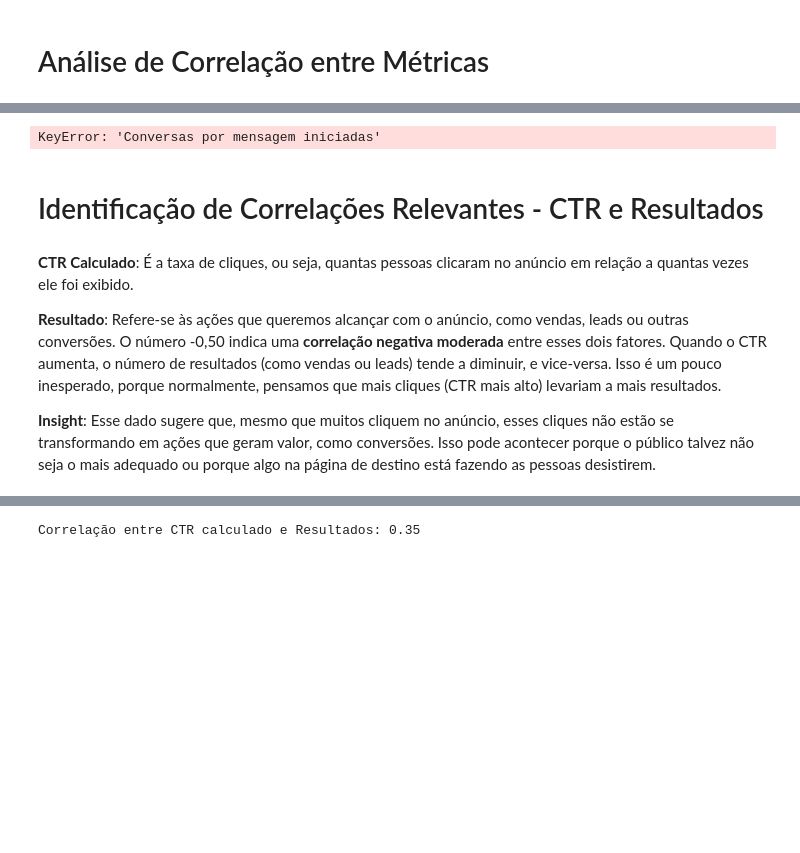
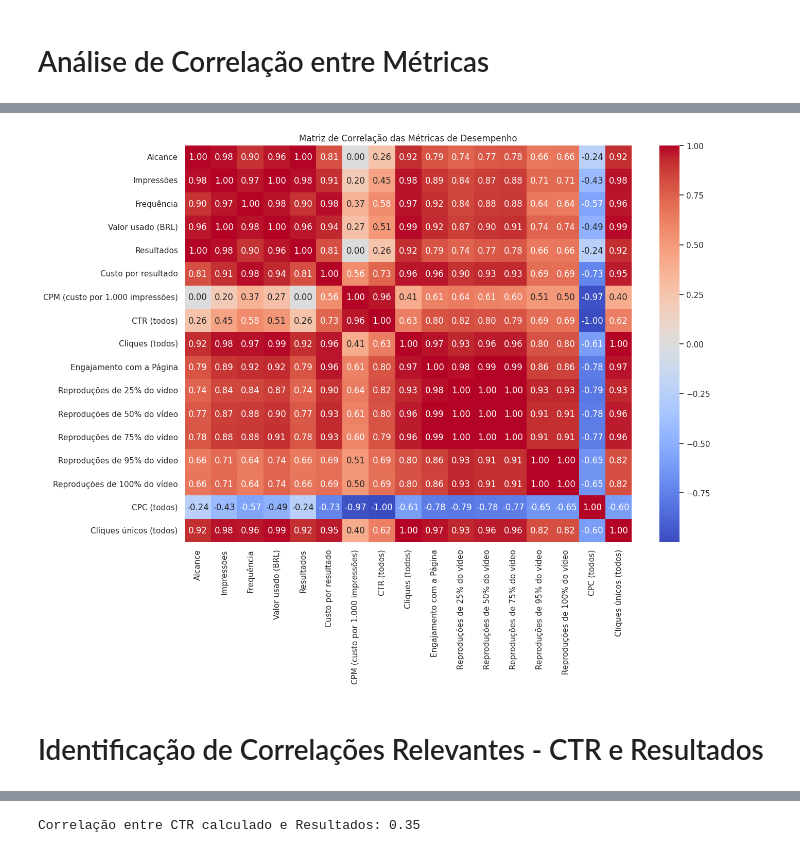
Before and after one commit to claraferreirabatista/analise_de_campanha, a Jupyter notebook: Miro Cozinha e Vinho/Ultimos trinta dias/analise_exploratoria_ultimos_30_dias.ipynb, the cells around one changed output, grey strips where cells are left out. Cells and saved outputs as stored; diff of their text form; code cells hidden in the pictures; blank space fills up the shorter version.

```diff
--- a/Miro Cozinha e Vinho/Ultimos trinta dias/analise_exploratoria_ultimos_30_dias.ipynb
+++ b/Miro Cozinha e Vinho/Ultimos trinta dias/analise_exploratoria_ultimos_30_dias.ipynb
@@ -23,12 +23,3 @@ print(f"Número de colunas: {df.shape[1]}")
 Informações sobre o dataset:
 Número de linhas: 5
 Número de colunas: 22
-# %%
-# Cálculo manual do CPC (todos)
-df["CPC (todos)"] = df["Valor usado (BRL)"] / df["Cliques (todos)"]
-
-# Exibindo os resultados em uma tabela organizada com valores arredondados
-print("\nPrimeiras linhas de valores calculados de CPC (todos):")
-display(
-    df[["Nome do anúncio", "Valor usado (BRL)", "Cliques (todos)", "CPC (todos)"]].round(2)
-)
@@ -43,10 +25,0 @@ Primeiras linhas de valores calculados de CPC (todos):
-# %%
-# Cálculo manual da CTR (Click-Through Rate)
-df["CTR"] = (df["Cliques (todos)"] / df["Impressões"]) * 100
-
-# Exibindo os resultados em uma tabela organizada com valores arredondados
-print("\n Primeiras linhas de valores calculados de CTR:")
-display(
-    df[["Nome do anúncio", "Cliques (todos)", "Impressões", "CTR"]]
-    .round(2)
-)
@@ -411,36 +328,42 @@ Esses pontos destacam oportunidades para ajustar a estratégia de anúncios, foc
 # %%
-# Definindo as métricas principais para a análise
+# Selecionando as principais métricas que queremos analisar
 metricas_principais = [
     "Alcance",
     "Impressões",
     "Frequência",
     "Valor usado (BRL)",
     "Resultados",
+    "Custo por resultado",
     "CPM (custo por 1.000 impressões)",
-    "CTR",
-    "CPC (todos)",
+    "CTR (todos)",
     "Cliques (todos)",
     "Engajamento com a Página",
+    "Reproduções de 25% do vídeo",
+    "Reproduções de 50% do vídeo",
+    "Reproduções de 75% do vídeo",
+    "Reproduções de 95% do vídeo",
+    "Reproduções de 100% do vídeo",
+    "CPC (todos)",
+    "Cliques únicos (todos)",
 ]
 
-# Preparação dos dados para a matriz de correlação: conversão para numérico
+# Convertendo as métricas para números
+# Isso ajuda a evitar erros se houver valores inválidos
 for coluna in metricas_principais:
     df[coluna] = pd.to_numeric(df[coluna], errors="coerce")
 
-# Cálculo da matriz de correlação e visualização
-correlacao = df[metricas_principais].corr()
-plt.figure(figsize=(12, 8))
+# Removendo linhas que têm dados faltando nas métricas selecionadas
+# Isso garante que a análise seja feita apenas com dados completos
+df_corr = df[metricas_principais].dropna()
+
+# Calculando e exibindo a matriz de correlação
+# A matriz mostra como cada métrica se relaciona com as outras
+correlacao = df_corr.corr()
+plt.figure(figsize=(14, 10))
 sns.heatmap(correlacao, annot=True, cmap="coolwarm", fmt=".2f")
 plt.title("Matriz de Correlação das Métricas de Desempenho")
 plt.show()
 # %% [output]
-KeyError: 'Conversas por mensagem iniciadas'
+[figure, added]
 # %% [markdown]
 # Identificação de Correlações Relevantes - CTR e Resultados
-# %% [markdown]
-**CTR Calculado**: É a taxa de cliques, ou seja, quantas pessoas clicaram no anúncio em relação a quantas vezes ele foi exibido.
-
-**Resultado**: Refere-se às ações que queremos alcançar com o anúncio, como vendas, leads ou outras conversões. O número -0,50 indica uma **correlação negativa moderada** entre esses dois fatores. Quando o CTR aumenta, o número de resultados (como vendas ou leads) tende a diminuir, e vice-versa. Isso é um pouco inesperado, porque normalmente, pensamos que mais cliques (CTR mais alto) levariam a mais resultados.
-
-
-**Insight**: Esse dado sugere que, mesmo que muitos cliquem no anúncio, esses cliques não estão se transformando em ações que geram valor, como conversões. Isso pode acontecer porque o público talvez não seja o mais adequado ou porque algo na página de destino está fazendo as pessoas desistirem.
```
Also changed, not shown: parts of 16 cells of this notebook.
